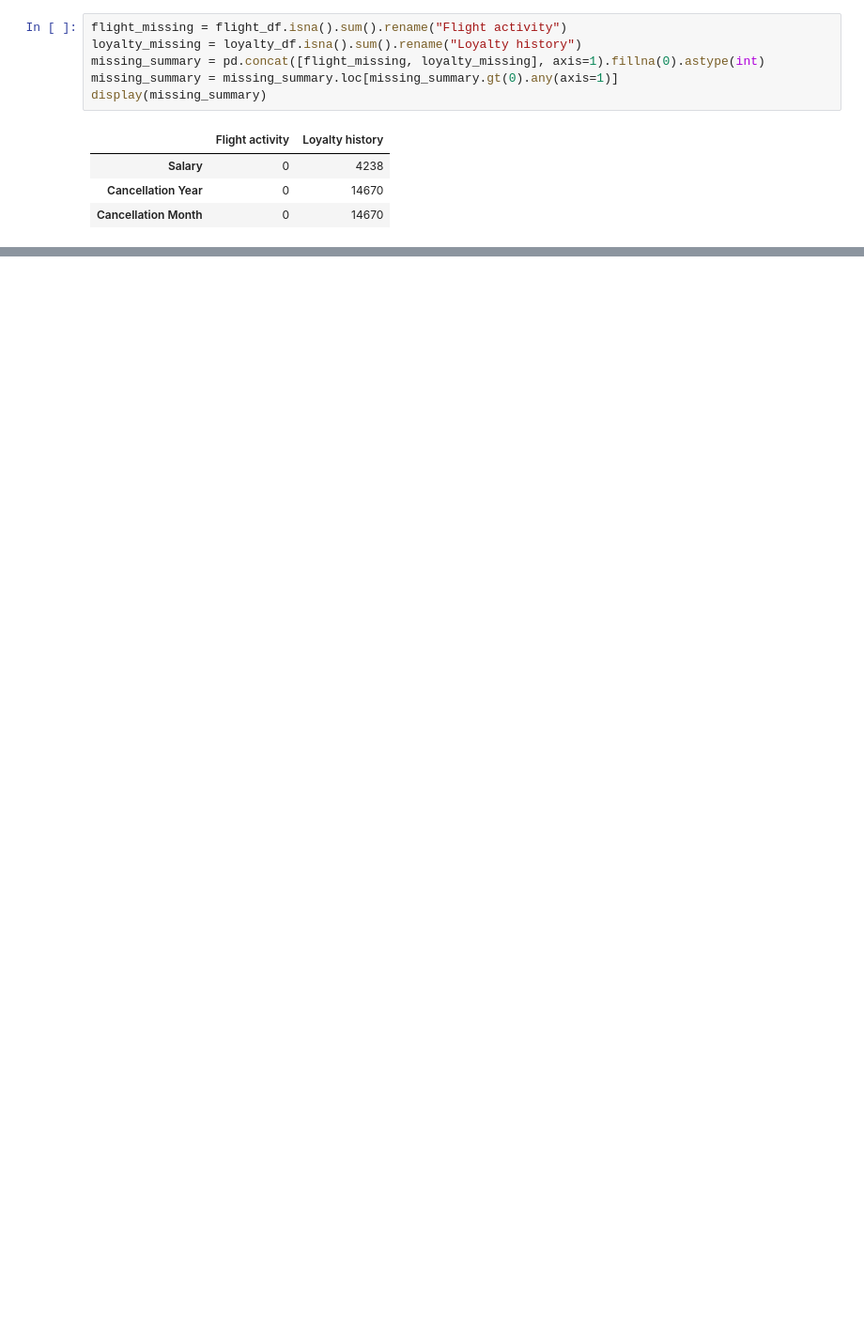
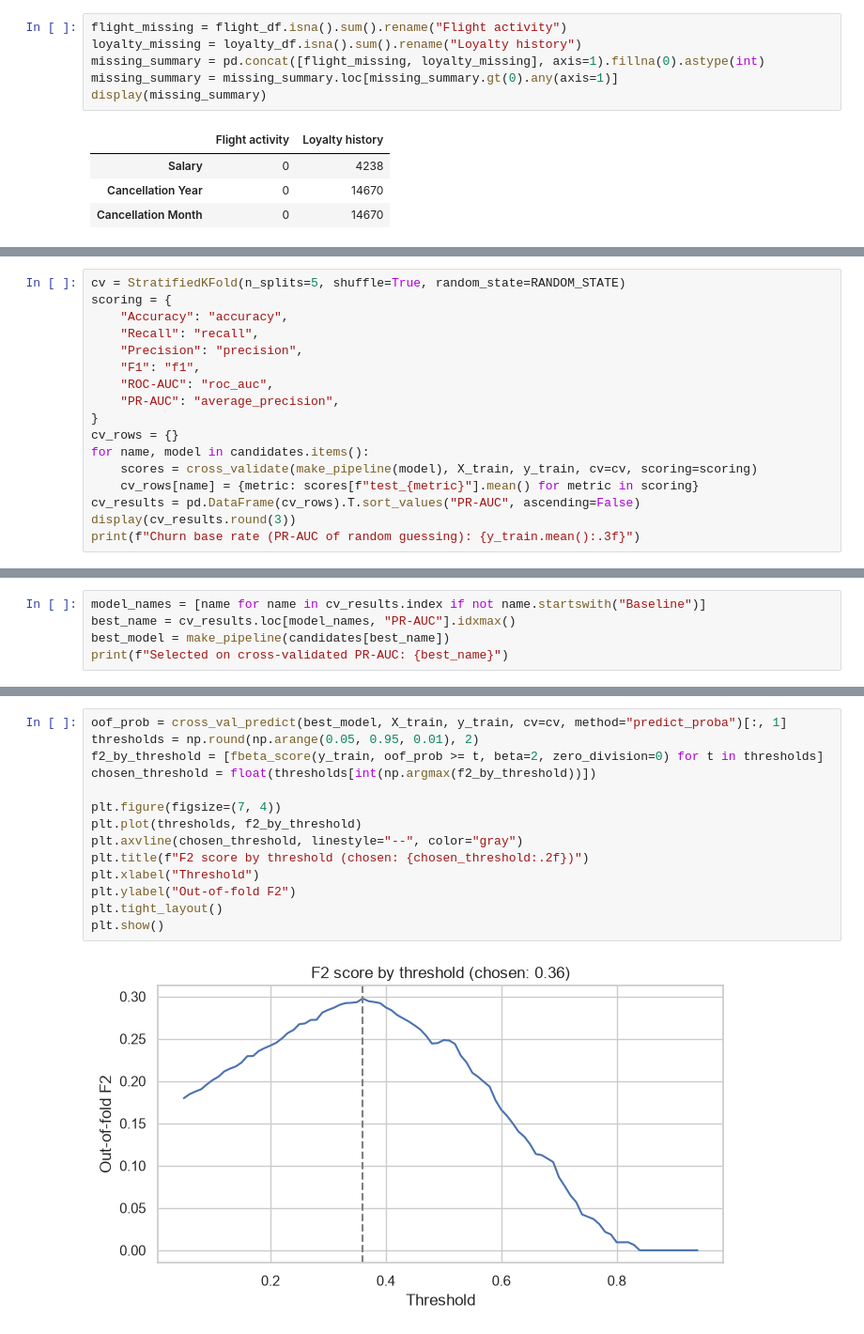
Before and after one commit to sidhantds/Airline-Loyalty-Customer-Churn-Prediction, a Jupyter notebook: notebook/Airline_Loyalty_Program.ipynb, the cells around one changed output, grey strips where cells are left out. Shown at 94% size. Saved outputs shown, nothing was run; the diff lists cells and outputs as text; blank space fills up the shorter version.

```diff
--- a/notebook/Airline_Loyalty_Program.ipynb
+++ b/notebook/Airline_Loyalty_Program.ipynb
@@ -472,0 +300,17 @@ Saved hold-out risk scores to ..\outputs\airline_churn_predictions.csv.
+# %%
+cv = StratifiedKFold(n_splits=5, shuffle=True, random_state=RANDOM_STATE)
+scoring = {
+    "Accuracy": "accuracy",
+    "Recall": "recall",
+    "Precision": "precision",
+    "F1": "f1",
+    "ROC-AUC": "roc_auc",
+    "PR-AUC": "average_precision",
+}
+cv_rows = {}
+for name, model in candidates.items():
+    scores = cross_validate(make_pipeline(model), X_train, y_train, cv=cv, scoring=scoring)
+    cv_rows[name] = {metric: scores[f"test_{metric}"].mean() for metric in scoring}
+cv_results = pd.DataFrame(cv_rows).T.sort_values("PR-AUC", ascending=False)
+display(cv_results.round(3))
+print(f"Churn base rate (PR-AUC of random guessing): {y_train.mean():.3f}")
@@ -472,0 +331,5 @@ Saved hold-out risk scores to ..\outputs\airline_churn_predictions.csv.
+# %%
+model_names = [name for name in cv_results.index if not name.startswith("Baseline")]
+best_name = cv_results.loc[model_names, "PR-AUC"].idxmax()
+best_model = make_pipeline(candidates[best_name])
+print(f"Selected on cross-validated PR-AUC: {best_name}")
@@ -472,0 +341,16 @@ Saved hold-out risk scores to ..\outputs\airline_churn_predictions.csv.
+# %%
+oof_prob = cross_val_predict(best_model, X_train, y_train, cv=cv, method="predict_proba")[:, 1]
+thresholds = np.round(np.arange(0.05, 0.95, 0.01), 2)
+f2_by_threshold = [fbeta_score(y_train, oof_prob >= t, beta=2, zero_division=0) for t in thresholds]
+chosen_threshold = float(thresholds[int(np.argmax(f2_by_threshold))])
+
+plt.figure(figsize=(7, 4))
+plt.plot(thresholds, f2_by_threshold)
+plt.axvline(chosen_threshold, linestyle="--", color="gray")
+plt.title(f"F2 score by threshold (chosen: {chosen_threshold:.2f})")
+plt.xlabel("Threshold")
+plt.ylabel("Out-of-fold F2")
+plt.tight_layout()
+plt.show()
+# %% [output]
+[figure, added]
```
Also changed, not shown: parts of 60 cells of this notebook, 4 other files.
